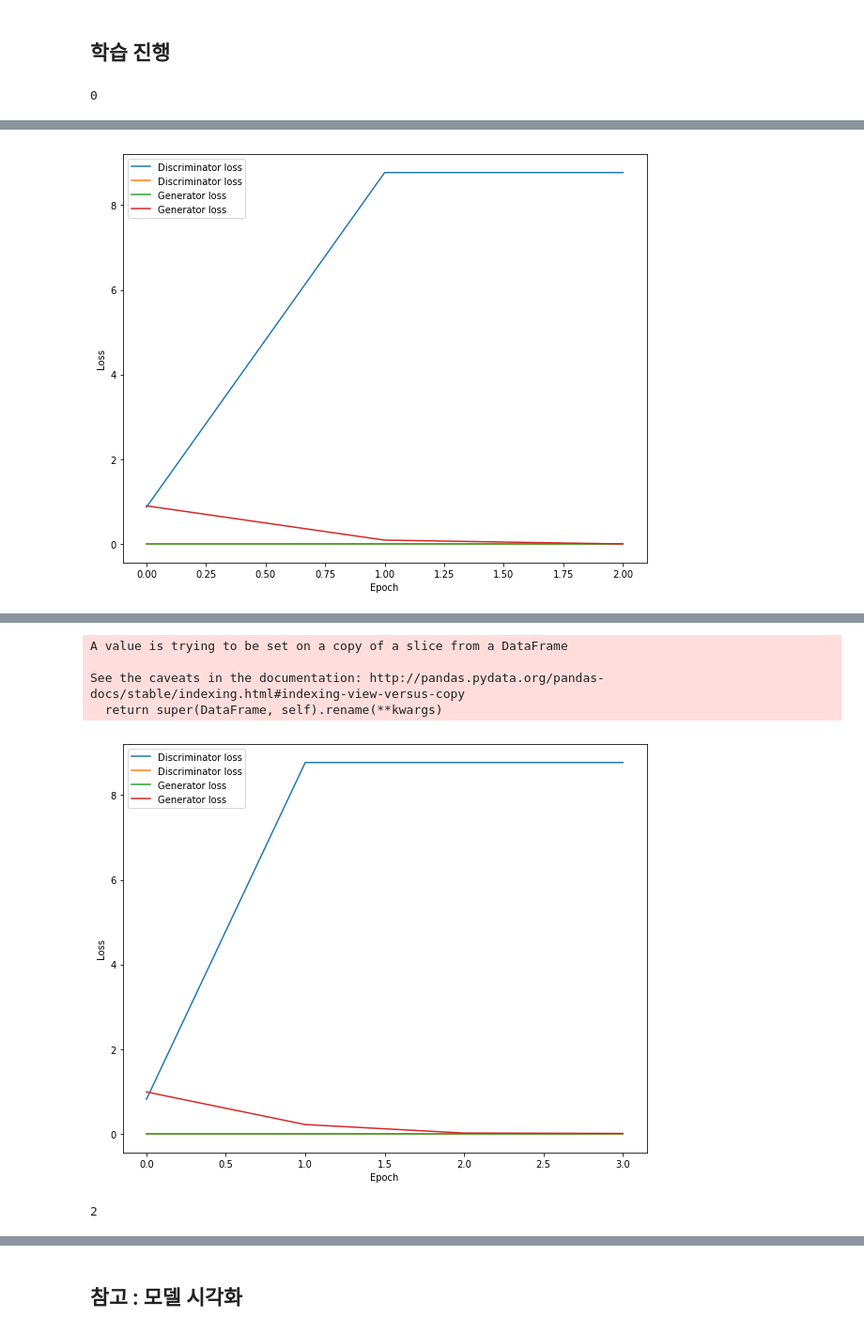
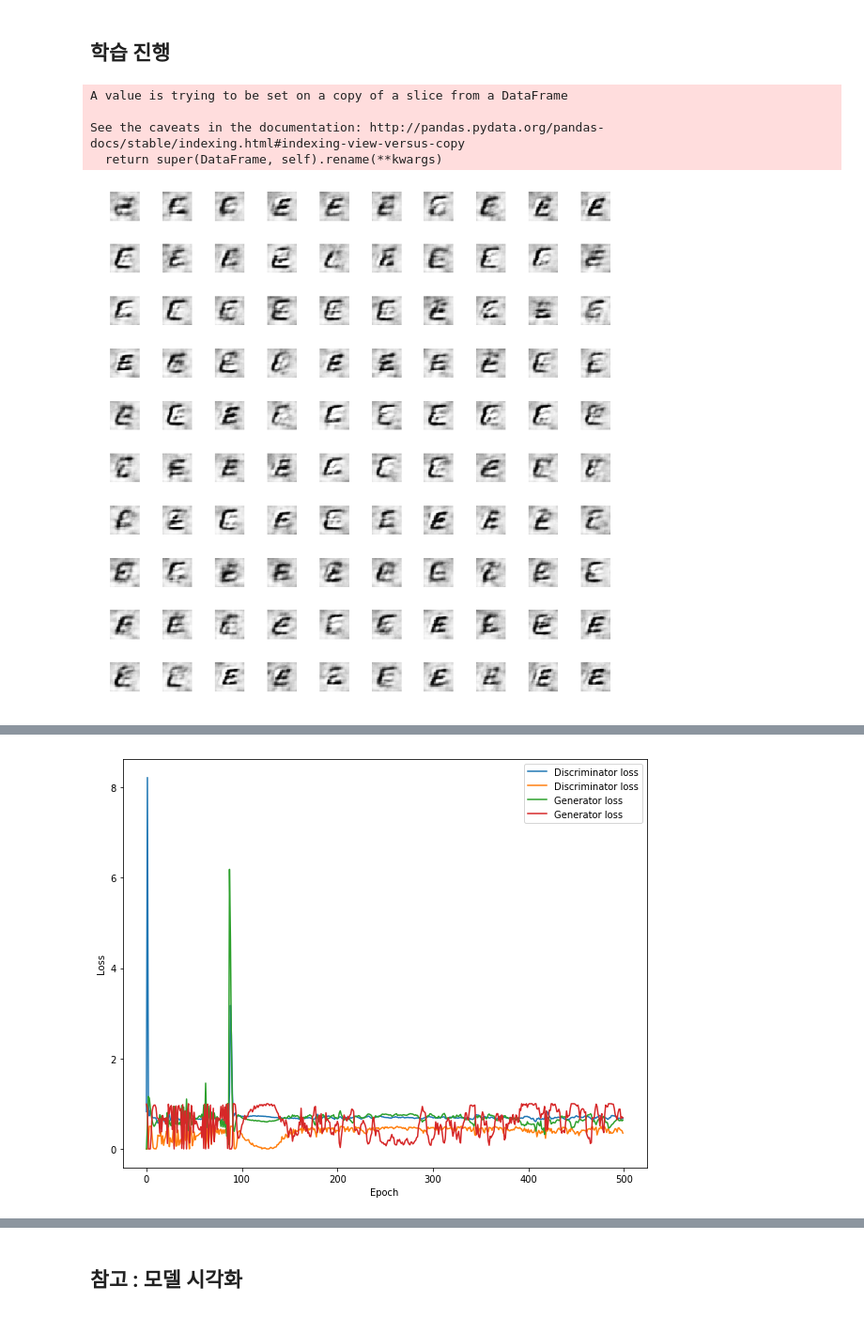
Before and after one commit to wo7864/seolo, a Jupyter notebook: automation_keras_gan_alphabet.ipynb, the cells around one changed output, grey strips where cells are left out. Shown at 94% size. Saved outputs shown, nothing was run; the diff lists cells and outputs as text; code cells hidden in the pictures.

```diff
--- a/automation_keras_gan_alphabet.ipynb
+++ b/automation_keras_gan_alphabet.ipynb
@@ -368,41 +350,39 @@ def main():
     n_iter_D = 1
     n_iter_G = 10
 
-
     # run model
-    target_list = ['A','B','C','D','E']
-    for idx, target in enumerate(target_list):
-        print(idx)
-        dataset = all_dataset.loc[all_dataset['0'] == idx]
-        #print(dataset)
+    target_list = [['E',4],['F',5]]
+    for target in target_list:
+        dataset = all_dataset.loc[all_dataset['0'] == target[1]]
         dataset.rename(columns={'0':'label'}, inplace=True)
 
-        # Splite data the X - Our data , and y - the prdict label
         X = dataset.drop('label',axis = 1)
         y = dataset['label']
 
-        # splite the data
         X_train, X_test, y_train, y_test = train_test_split(X,y)
 
-        # scale data
         standard_scaler = MinMaxScaler()
         standard_scaler.fit(X_train)
 
         X_train = standard_scaler.transform(X_train)
         X_test = standard_scaler.transform(X_test)
 
         X_train = X_train.reshape(X_train.shape[0], 28, 28).astype('float32')
         X_test = X_test.reshape(X_test.shape[0], 28, 28).astype('float32')
 
         y_train = np_utils.to_categorical(y_train)
         y_test = np_utils.to_categorical(y_test)
         X_train = np.multiply(X_train, 255.)
 
-        model = Model(batch_size, epochs, learning_rate, z_input_dim, n_iter_D, n_iter_G, target, X_train)
+        model = Model(batch_size, epochs, learning_rate, z_input_dim, n_iter_D, n_iter_G, target[0], X_train)
         model.fit()
 
 
 if __name__ == '__main__':
     main()
 # %% [output]
-0
+A value is trying to be set on a copy of a slice from a DataFrame
+
+See the caveats in the documentation: http://pandas.pydata.org/pandas-docs/stable/indexing.html#indexing-view-versus-copy
+  return super(DataFrame, self).rename(**kwargs)
+[figure, new version]
@@ -409,5 +397,5 @@ if __name__ == '__main__':
+[figure, added]
 A value is trying to be set on a copy of a slice from a DataFrame
 
 See the caveats in the documentation: http://pandas.pydata.org/pandas-docs/stable/indexing.html#indexing-view-versus-copy
   return super(DataFrame, self).rename(**kwargs)
-[figure, old version]
@@ -415,6 +402,0 @@ See the caveats in the documentation: http://pandas.pydata.org/pandas-docs/stabl
-A value is trying to be set on a copy of a slice from a DataFrame
-
-See the caveats in the documentation: http://pandas.pydata.org/pandas-docs/stable/indexing.html#indexing-view-versus-copy
-  return super(DataFrame, self).rename(**kwargs)
-[figure, old version]
-2
```
Also changed, not shown: parts of 6 cells of this notebook.
